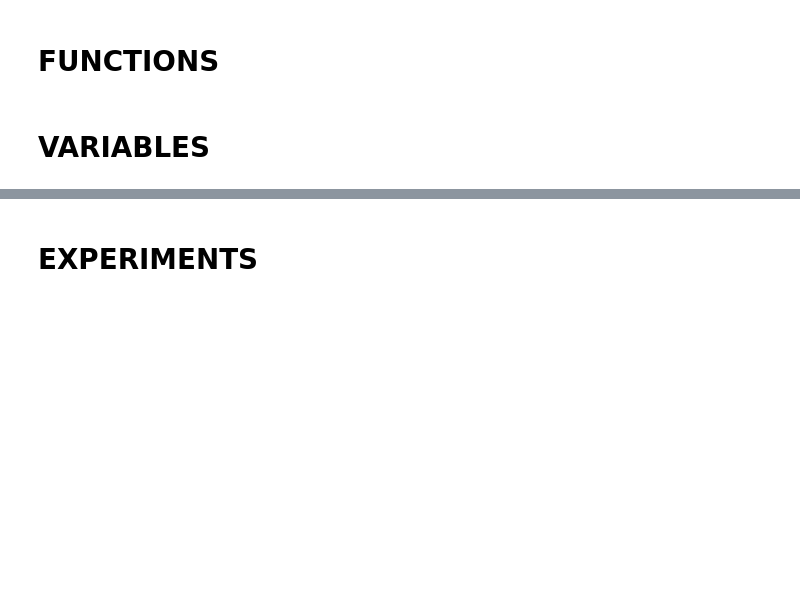
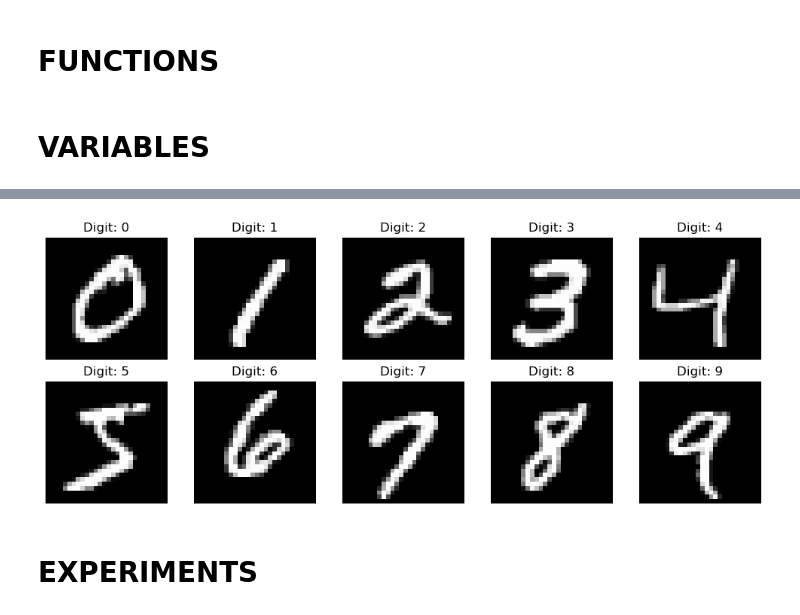
Before and after one commit to niconymanda/knn-chain, a Jupyter notebook: paper_results.ipynb, the cells around one changed output, grey strips where cells are left out. Drawn from its saved outputs; the diff is of its cells as text; code cells hidden in the pictures; blank space fills up the shorter version.

```diff
--- a/paper_results.ipynb
+++ b/paper_results.ipynb
@@ -59,3 +114,28 @@ ks = [1, 3, 6, 10, 15]
+# %%
+mnist = tf.keras.datasets.mnist
+(x_train, y_train), (x_test, y_test) = mnist.load_data()
+x_train, x_test = x_train / 255.0, x_test / 255.0
+n_images = x_train.shape[0]
+X_images = x_train.reshape(n_images, 28, 28)
+mnist_data = X_images.reshape(n_images, 28 * 28)
+# %%
+# Create a figure with subplots
+plt.figure(figsize=(10, 4))
+
+# Loop through digits 0 to 9
+for digit in range(10):
+    # Find the first instance of each digit in the training set
+    index = (y_train == digit).nonzero()[0][0]
+    plt.subplot(2, 5, digit + 1)
+    plt.imshow(x_train[index], cmap='gray')
+    plt.title(f'Digit: {digit}')
+    plt.axis('off')
+
+# Show the plot
+plt.tight_layout()
+plt.show()
+# %% [output]
+[figure, added]
 # %% [markdown]
 # EXPERIMENTS
 # %% [markdown]
```
Also changed, not shown: parts of 30 cells of this notebook, 1 other file.
